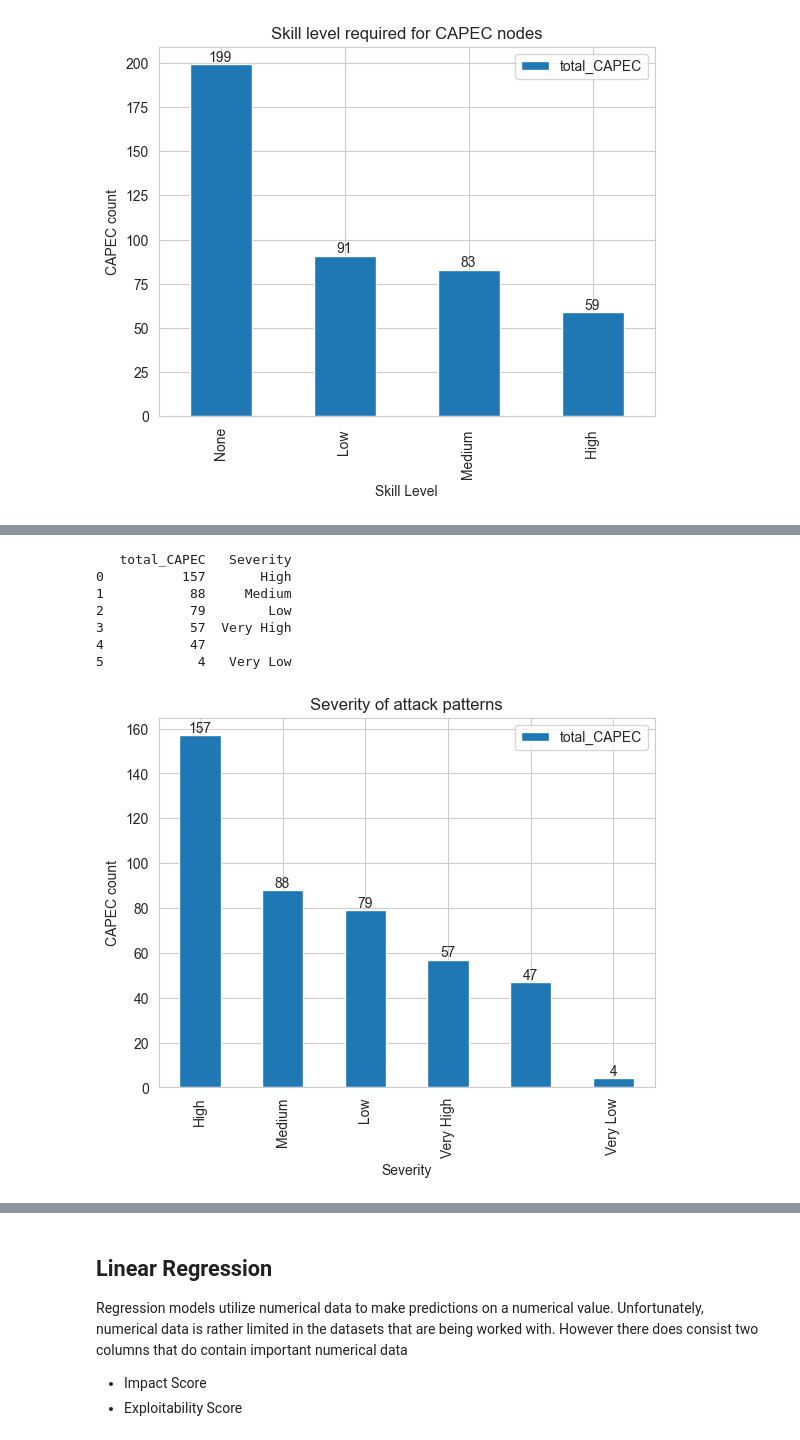
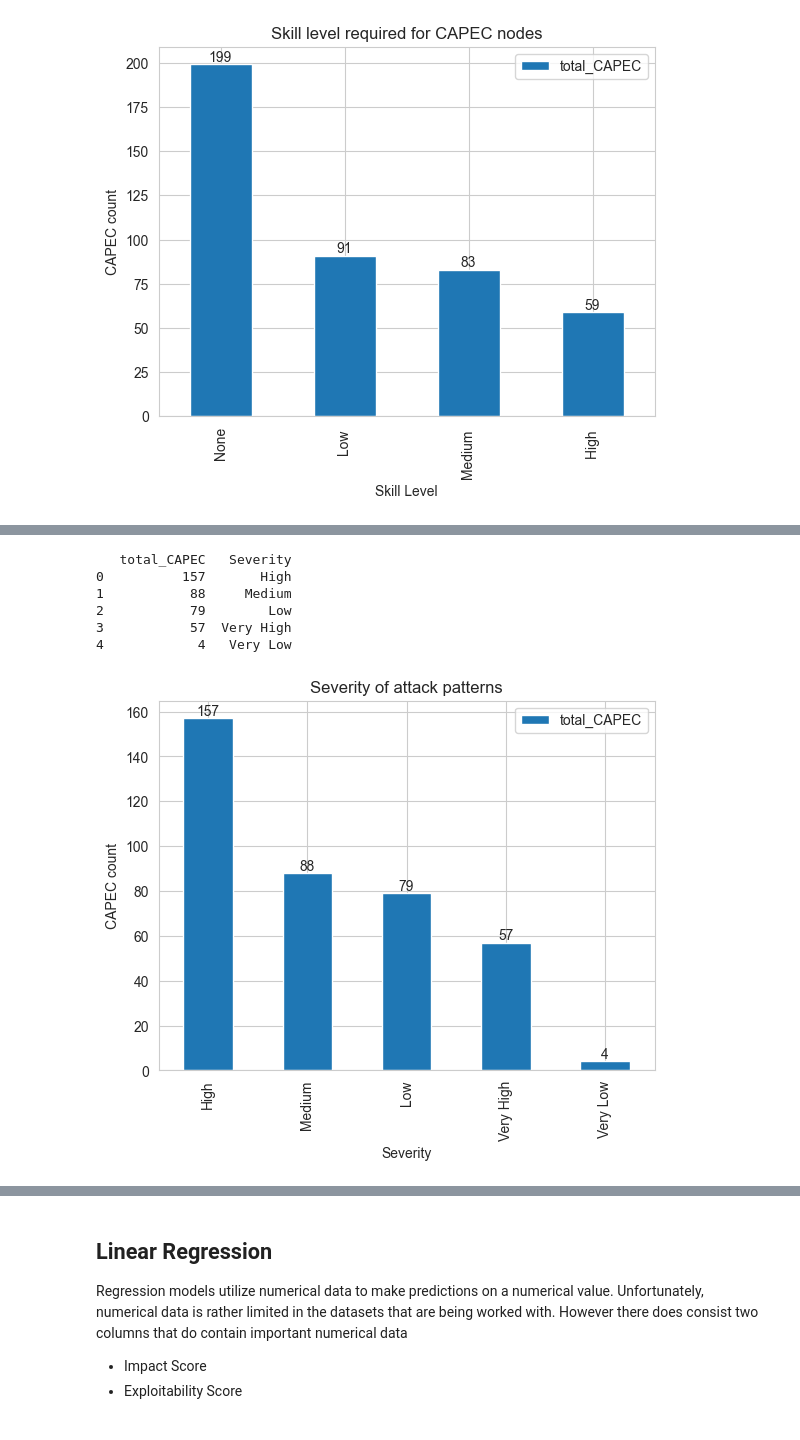
Before and after one commit to edogdu/UCKG, a Jupyter notebook: documents/notebooks/UCKG_Analysis.ipynb, the cells around one changed output, grey strips where cells are left out. Saved outputs shown, nothing was run; the diff lists cells and outputs as text; code cells hidden in the pictures.

```diff
--- a/documents/notebooks/UCKG_Analysis.ipynb
+++ b/documents/notebooks/UCKG_Analysis.ipynb
@@ -3339,29 +3554,28 @@ plt.show()
 # %%
 query = """
 MATCH (n:UcoexCPE) <-[UCOEXHASCPE]-(v:UcoCVE) <-[UCOHASCVE_ID]-(UcoVulnerability)<-[UCOHASVULNERABILITY]-(t:UcoExploitTarget)-[UCOHASWEAKNESS]->(w:UcoCWE)<-[UCOHASRELATEDWEAKNESS]-(c:UcoexCAPEC)
-WHERE split(n.cpeName, ':')[2] = 'o'
+WHERE split(n.cpeName, ':')[2] = 'o' AND c.ucoexSeverity <> ''
 RETURN count(DISTINCT c) as total_CAPEC, c.ucoexSeverity as Severity
 ORDER BY total_CAPEC DESC
 """
 
 records = run_query(query, parameters=params)
 
 df = pd.DataFrame(records)
 print(df)
 
 ax = df.plot(x='Severity', y='total_CAPEC', kind='bar')
 ax.bar_label(ax.containers[0])
 plt.title('Severity of attack patterns')
 plt.xlabel('Severity')
 plt.ylabel('CAPEC count')
 plt.show()
 # %% [output]
    total_CAPEC   Severity
 0          157       High
 1           88     Medium
 2           79        Low
 3           57  Very High
-4           47
-5            4   Very Low
+4            4   Very Low
-[figure, old version]
+[figure, new version]
 # %% [markdown]
```
Also changed, not shown: parts of 42 cells of this notebook.
